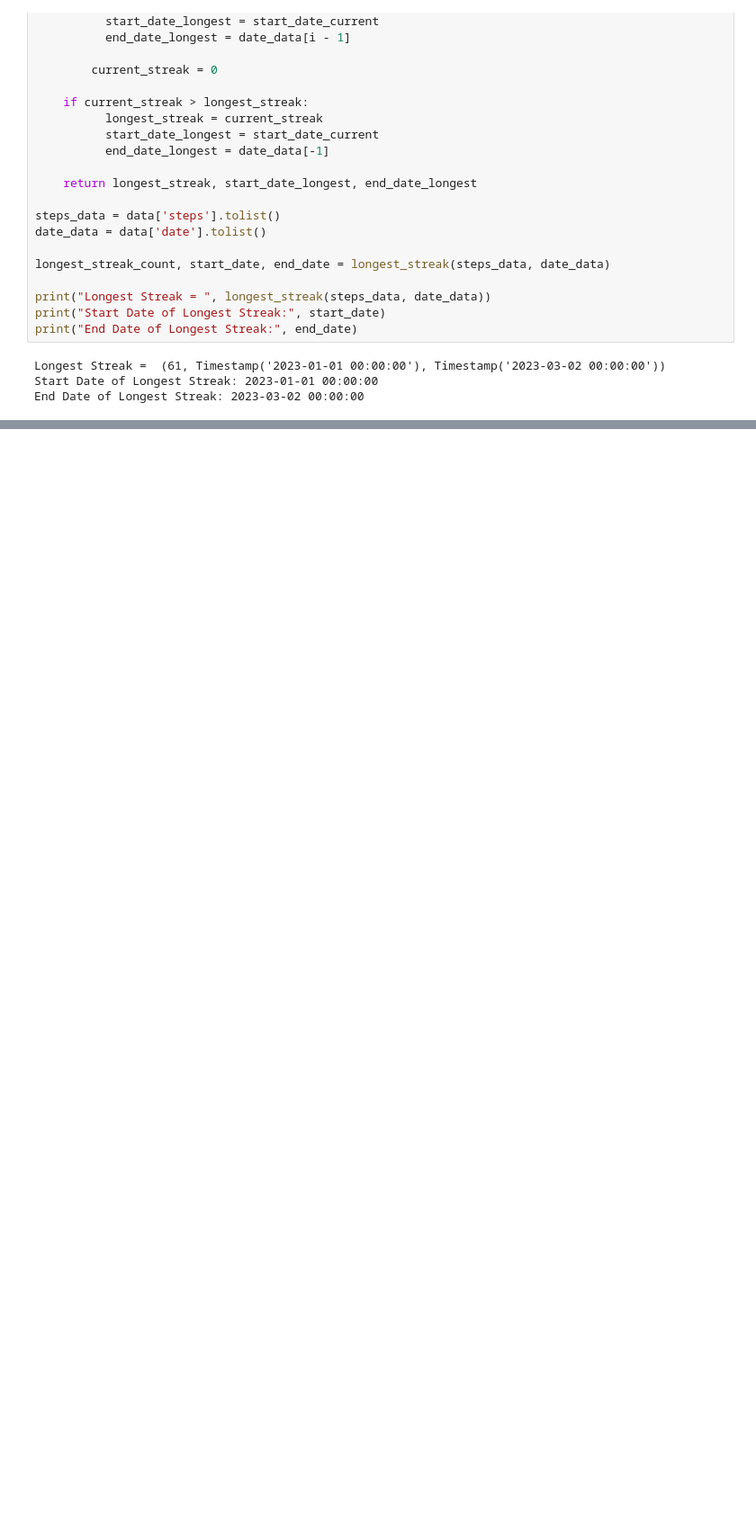
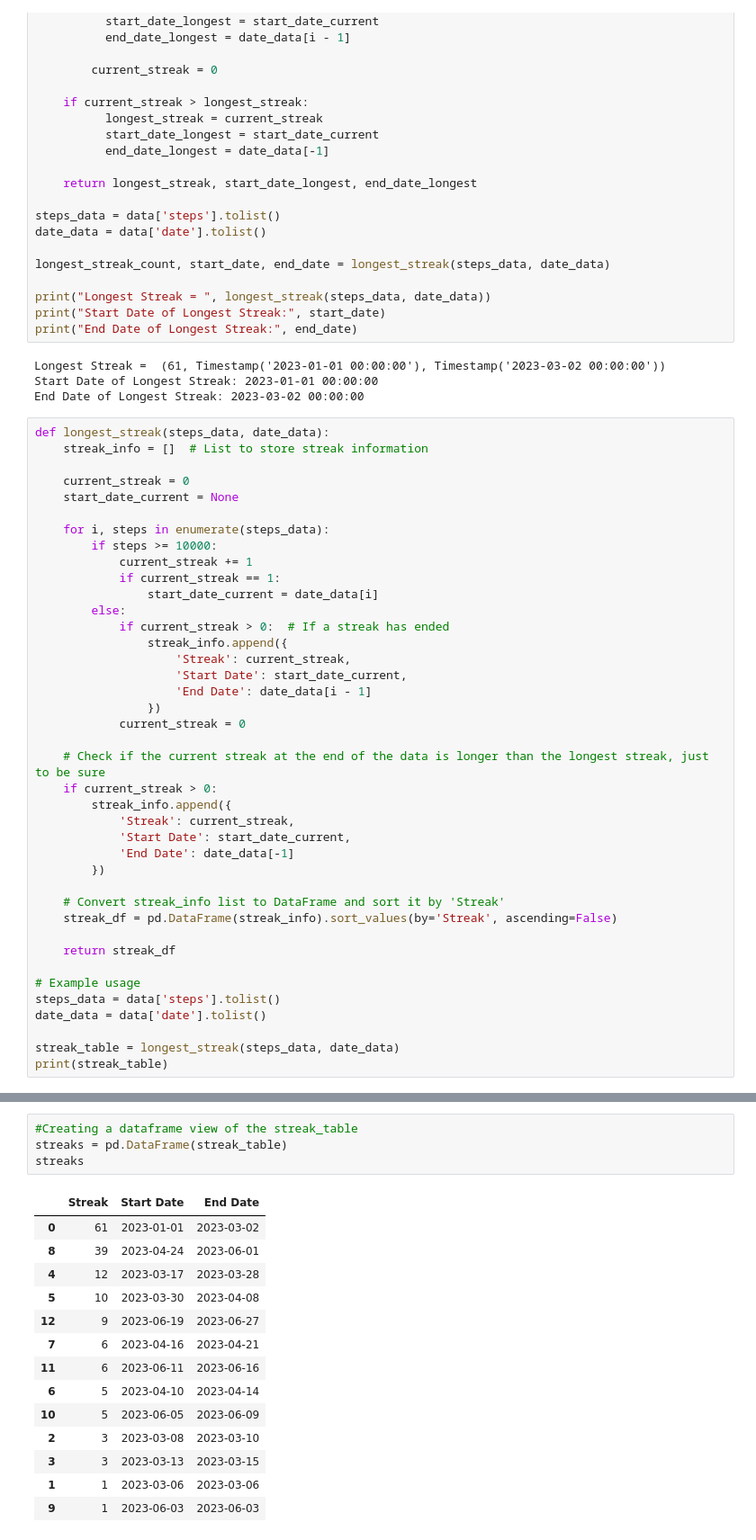
Before and after one commit to SentinelError/Workout-Data-Analysis, a Jupyter notebook: WorkoutAnalysis.ipynb, the cells around one changed output, grey strips where cells are left out. Shown: that part at 90% size. Drawn from its saved outputs; the diff is of its cells as text; blank space fills up the shorter version.

Commit message:
Creating a tabular view of all the streaks with their Start and End dates.

```diff
--- a/WorkoutAnalysis.ipynb
+++ b/WorkoutAnalysis.ipynb
@@ -69,3 +69,43 @@ print("End Date of Longest Streak:", end_date)
 Longest Streak =  (61, Timestamp('2023-01-01 00:00:00'), Timestamp('2023-03-02 00:00:00'))
 Start Date of Longest Streak: 2023-01-01 00:00:00
 End Date of Longest Streak: 2023-03-02 00:00:00
+# %%
+def longest_streak(steps_data, date_data):
+    streak_info = []  # List to store streak information
+
+    current_streak = 0
+    start_date_current = None
+
+    for i, steps in enumerate(steps_data):
+        if steps >= 10000:
+            current_streak += 1
+            if current_streak == 1:
+                start_date_current = date_data[i]
+        else:
+            if current_streak > 0:  # If a streak has ended
+                streak_info.append({
+                    'Streak': current_streak,
+                    'Start Date': start_date_current,
+                    'End Date': date_data[i - 1]
+                })
+            current_streak = 0
+
+    # Check if the current streak at the end of the data is longer than the longest streak, just to be sure
+    if current_streak > 0:
+        streak_info.append({
+            'Streak': current_streak,
+            'Start Date': start_date_current,
+            'End Date': date_data[-1]
+        })
+
+    # Convert streak_info list to DataFrame and sort it by 'Streak'
+    streak_df = pd.DataFrame(streak_info).sort_values(by='Streak', ascending=False)
+
+    return streak_df
+
+# Example usage
+steps_data = data['steps'].tolist()
+date_data = data['date'].tolist()
+
+streak_table = longest_streak(steps_data, date_data)
+print(streak_table)
@@ -71,0 +127,19 @@ End Date of Longest Streak: 2023-03-02 00:00:00
+# %%
+#Creating a dataframe view of the streak_table
+streaks = pd.DataFrame(streak_table)
+streaks
+# %% [output]
+|  | Streak | Start Date | End Date |
+| 0 | 61 | 2023-01-01 | 2023-03-02 |
+| 8 | 39 | 2023-04-24 | 2023-06-01 |
+| 4 | 12 | 2023-03-17 | 2023-03-28 |
+| 5 | 10 | 2023-03-30 | 2023-04-08 |
+| 12 | 9 | 2023-06-19 | 2023-06-27 |
+| 7 | 6 | 2023-04-16 | 2023-04-21 |
+| 11 | 6 | 2023-06-11 | 2023-06-16 |
+| 6 | 5 | 2023-04-10 | 2023-04-14 |
+| 10 | 5 | 2023-06-05 | 2023-06-09 |
+| 2 | 3 | 2023-03-08 | 2023-03-10 |
+| 3 | 3 | 2023-03-13 | 2023-03-15 |
+| 1 | 1 | 2023-03-06 | 2023-03-06 |
+| 9 | 1 | 2023-06-03 | 2023-06-03 |
```
Also changed, not shown: parts of 2 cells of this notebook.
